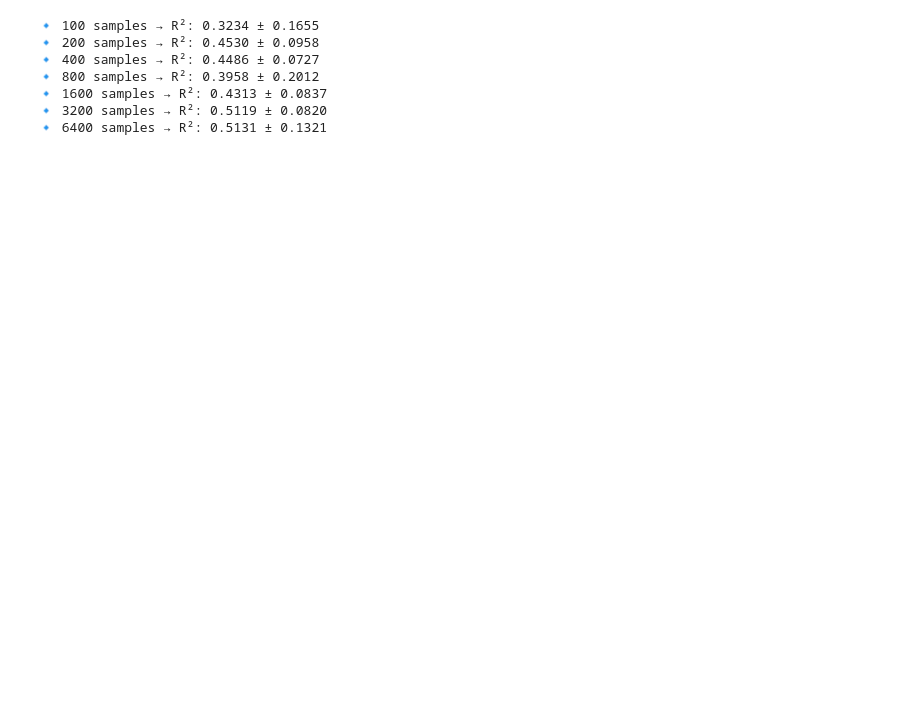
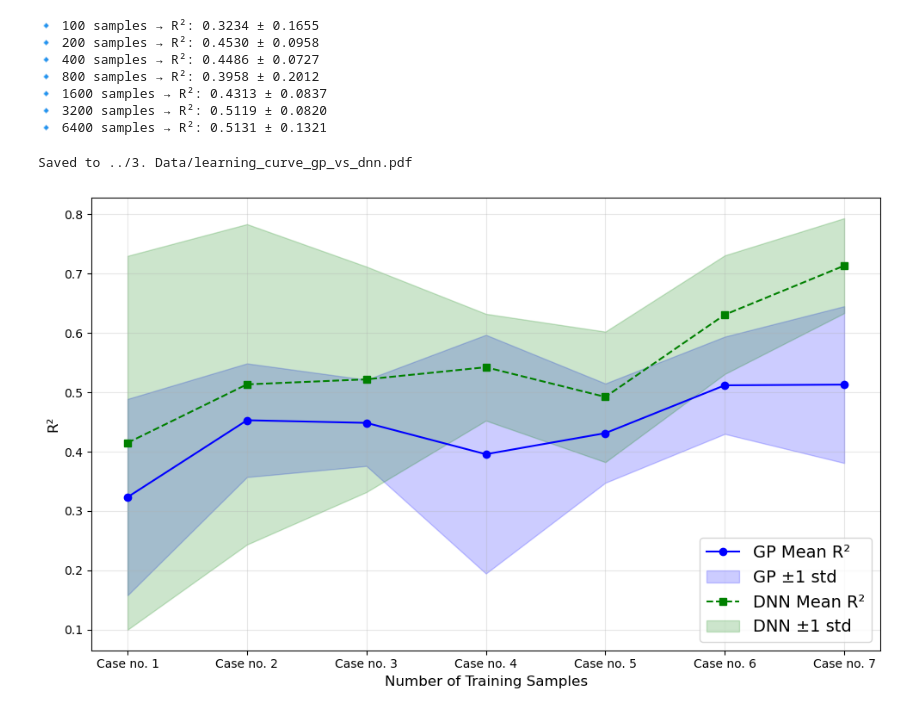
Before and after one commit to jaewook-lee4014/MultiFidelity-ProcessOpt, a Jupyter notebook: Process/5. Visualisation/learning_curve.ipynb, the cells around one changed output. Saved outputs shown, nothing was run; the diff lists cells and outputs as text; code cells hidden in the pictures; blank space fills up the shorter version.

```diff
--- a/Process/5. Visualisation/learning_curve.ipynb
+++ b/Process/5. Visualisation/learning_curve.ipynb
@@ -453,3 +435,55 @@ for size in filtered_sizes:
 🔹 1600 samples → R²: 0.4313 ± 0.0837
 🔹 3200 samples → R²: 0.5119 ± 0.0820
 🔹 6400 samples → R²: 0.5131 ± 0.1321
+# %%
+import numpy as np
+import matplotlib.pyplot as plt
+
+# 기존 데이터
+filtered_sizes = [size for size in data_sizes if size != 20]
+filtered_means = [np.mean(results_by_data_size[size]["r2"]) for size in data_sizes if size != 20]
+filtered_stds = [np.std(results_by_data_size[size]["r2"]) for size in data_sizes if size != 20]
+
+# DNN 모델 결과 (Cell 15와 동일)
+improved_means = [0.415, 0.5135, 0.5219453, 0.5423783, 0.492354, 0.6309, 0.7135]
+# DNN std: 원본 image.png에서 초록색 band 상하한 읽어서 추출
+improved_stds = [0.315, 0.270, 0.19, 0.090, 0.110, 0.100, 0.080]
+
+# X축: Case no. 1 ~ 7
+scenario_labels = [f"Case no. {i}" for i in range(1, 8)]
+x = np.arange(len(scenario_labels))
+
+# 플로팅
+fig, ax = plt.subplots(figsize=(10, 6))
+
+# GPR 모델 결과
+ax.plot(x, filtered_means, marker='o', label="GP Mean R²", color='blue')
+ax.fill_between(x,
+                np.array(filtered_means) - np.array(filtered_stds),
+                np.array(filtered_means) + np.array(filtered_stds),
+                alpha=0.2, label="GP ±1 std", color='blue')
+
+# DNN 모델 결과
+ax.plot(x, improved_means, marker='s', linestyle='--', label="DNN Mean R²", color='green')
+ax.fill_between(x,
+                np.array(improved_means) - np.array(improved_stds),
+                np.array(improved_means) + np.array(improved_stds),
+                alpha=0.2, label="DNN ±1 std", color='green')
+
+# 축 및 기타 설정
+ax.set_xticks(x)
+ax.set_xticklabels(scenario_labels)
+ax.set_xlabel("Number of Training Samples", fontsize=12)
+ax.set_ylabel("R²", fontsize=12)
+ax.legend(fontsize=14, loc='lower right')
+ax.grid(True, alpha=0.3)
+fig.tight_layout()
+
+# PDF 저장
+save_path = "../3. Data/learning_curve_gp_vs_dnn.pdf"
+fig.savefig(save_path, format='pdf', bbox_inches='tight', dpi=300)
+print(f"Saved to {save_path}")
+plt.show()
+# %% [output]
+Saved to ../3. Data/learning_curve_gp_vs_dnn.pdf
+[figure, added]
```
Also changed, not shown: parts of 5 cells of this notebook, 18 other files.
